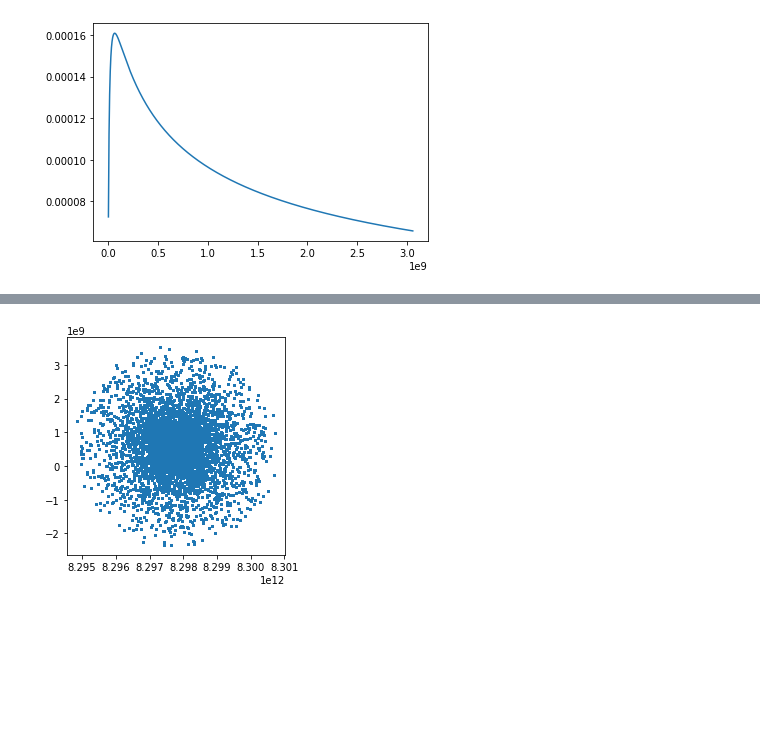
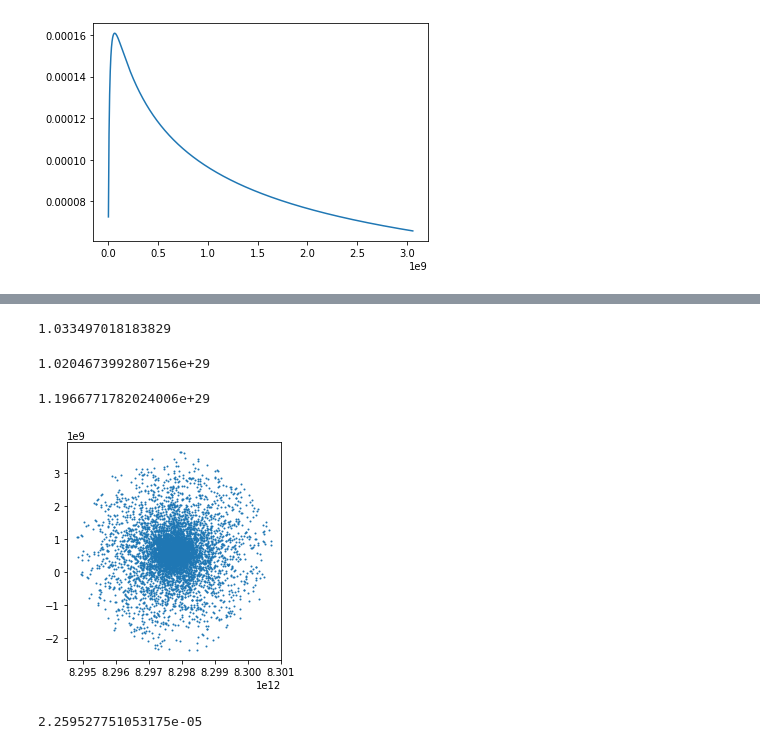
Before and after one commit to gsalinasphys/axionns, a Jupyter notebook: minicluster.ipynb, the cells around one changed output, grey strips where cells are left out. Saved outputs shown, nothing was run; the diff lists cells and outputs as text; code cells hidden in the pictures; blank space fills up the shorter version.

```diff
--- a/minicluster.ipynb
+++ b/minicluster.ipynb
@@ -48,13 +49,26 @@ bmax = MC.max_impact_param(NS)
 evolve_AC(MC, NS)
 # %%
 nparticles = 10000
-positions0, velocities0 = MC.draw_particles(nparticles, 1.2*MC.radius_trunc())
+positions0, velocities0, mass_in = MC.draw_particles(nparticles, 1.2*MC.radius_trunc())
+# %%
+mass_in
+# %% [output]
+1.033497018183829
+# %%
+ch0 = ConvexHull(positions0)
+ch0.volume
+# %% [output]
+1.0204673992807156e+29
+# %%
+4*np.pi*np.power(MC.radius_trunc(), 3)/3.
+# %% [output]
+1.1966771782024006e+29
 # %%
-plt.scatter(positions0.T[1], positions0.T[0], s = 1)
+plt.scatter(np.unique(positions0, axis=0).T[1], np.unique(positions0, axis=0).T[0], s = 1)
 ax = plt.gca()
 ax.set_aspect('equal')
 # %% [output]
-[figure, old version]
+[figure, new version]
 # %%
 nparticles = 1000
 bmax += 3*mag_vector(MC.center)/mag_vector(MC.vcenter)*MC.circ_v([np.array([MC.radius_trunc(),0,0]) + MC.center])[0]
@@ -62,3 +76,7 @@ positions, velocities = MC.draw_particles(nparticles, bmax)
+# %%
+mass_in
+# %% [output]
+2.259527751053175e-05
 # %%
 positions
 # %% [output]
```
Also changed, not shown: parts of 13 cells of this notebook, 8 other files.
